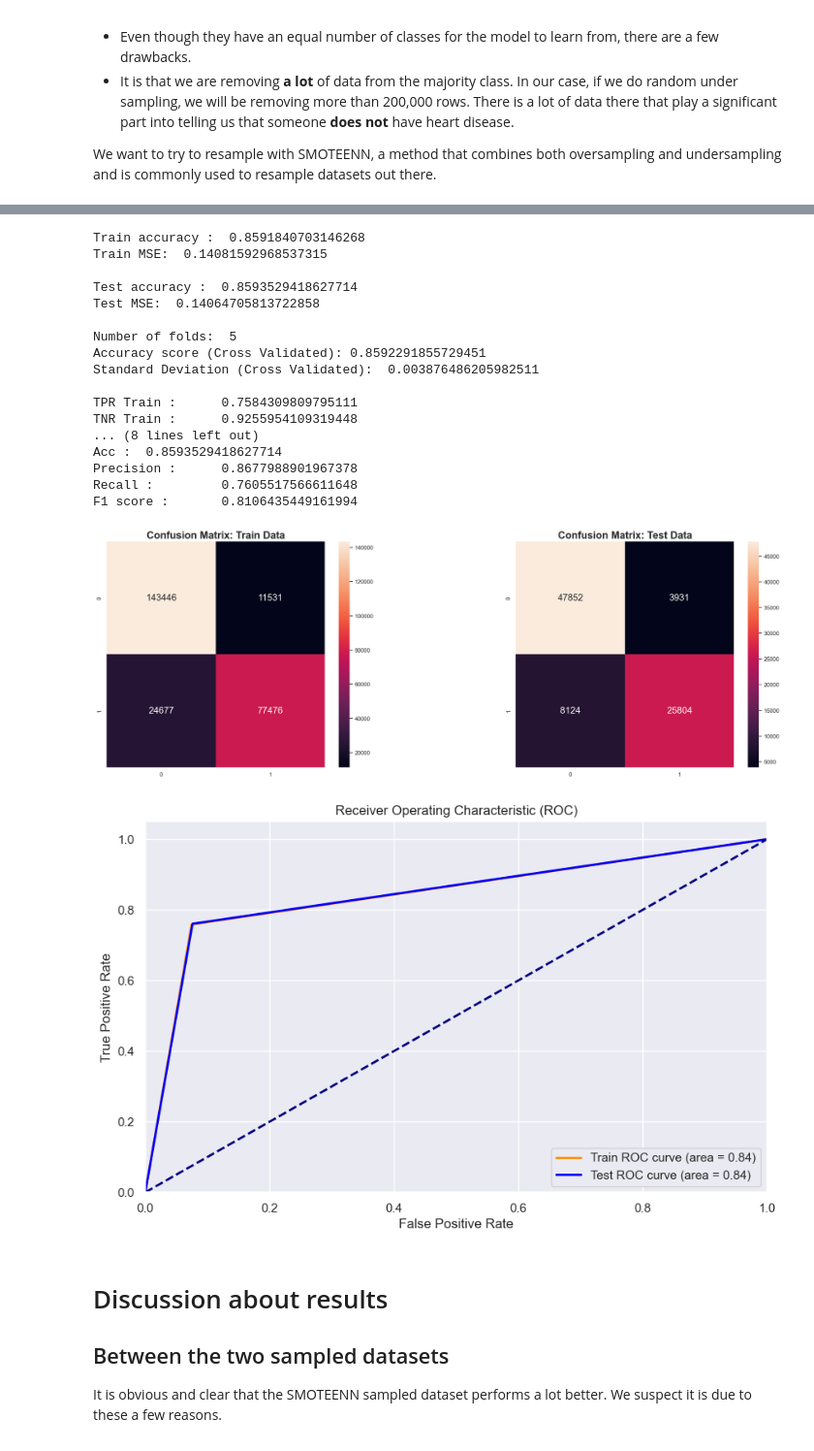
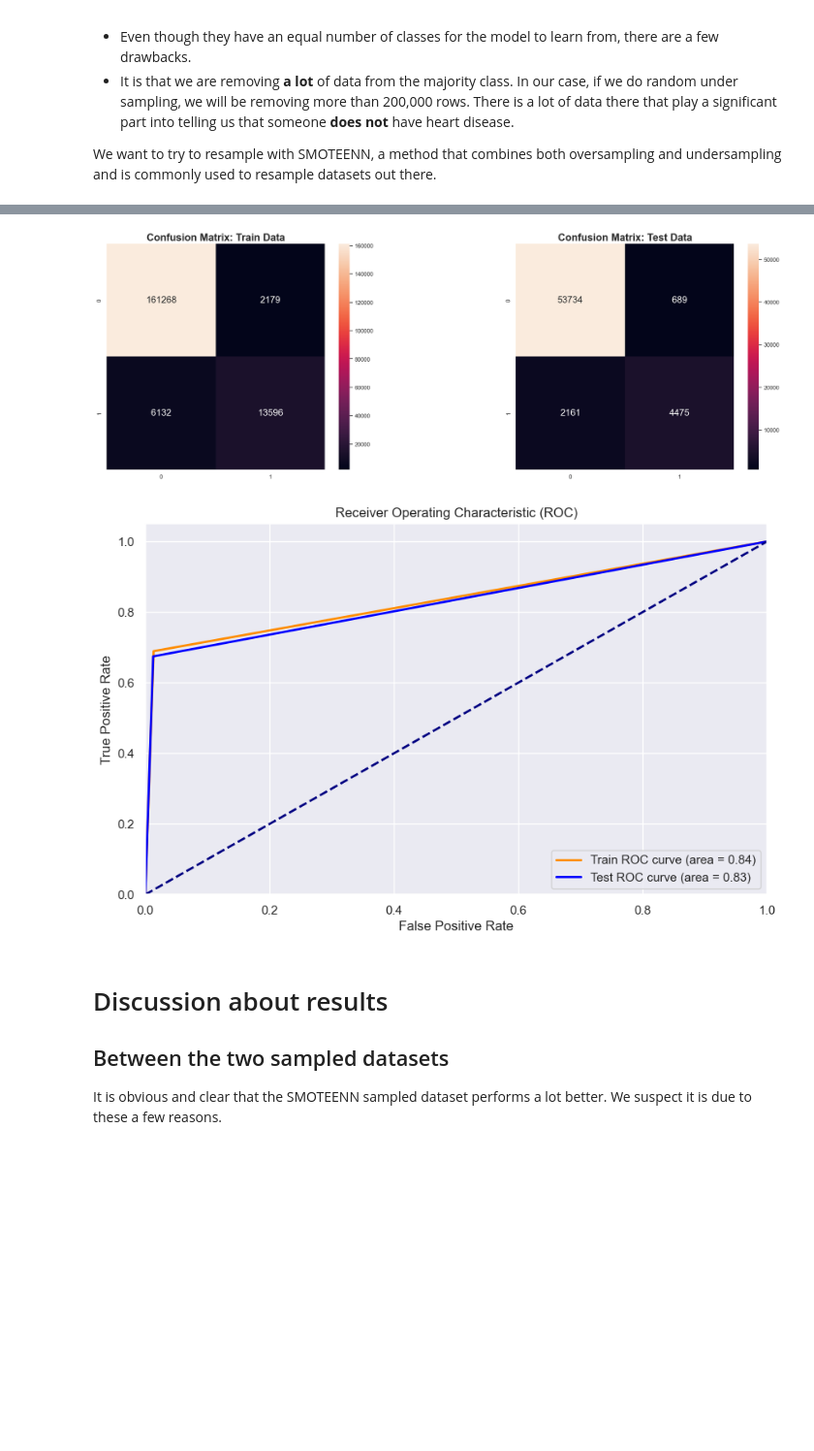
Before and after one commit to lczm/NTU-SC1015, a Jupyter notebook: Spaceship.ipynb, the cells around one changed output, grey strips where cells are left out. Shown at 97% size. Saved outputs shown, nothing was run; the diff lists cells and outputs as text; code cells hidden in the pictures; blank space fills up the shorter version.

```diff
--- a/Spaceship.ipynb
+++ b/Spaceship.ipynb
@@ -377,6 +377,6 @@ We can see that in this dataset, there are around ~5 features that are very domi
 # %%
 # Filter out the one hot encoded titles
-selected_n_features = 10
+selected_n_features = 5
 top_features = set([])
 for feature in top_n_features[:selected_n_features]:
     for column in df:
@@ -385,11 +385,9 @@ for feature in top_n_features[:selected_n_features]:
 top_features = list(top_features)
 # %%
 # 10 features, build 2x5 grid
-f, axes = plt.subplots(2, 5, figsize=(24, 12))
+f, axes = plt.subplots(1,5, figsize=(24, 12))
 for i, col in enumerate(top_features):
-    r = int(i % 2)
-    c = int(i % 5)
     sb.countplot(pd.concat([df_under[col], df_under['HadHeartAttack']], axis=1),
                  x='HadHeartAttack', hue=col, stat='proportion',
-                 legend='auto', ax=axes[r][c])
+                 legend='auto', ax=axes[i])
 # %% [output]
@@ -480,6 +415,0 @@ SMOTENN :  (342555, 13) (342555,)
-# %%
-# x_train, x_test, y_train, y_test = train_test_split(x_over, y_over, test_size=0.25)
-df_under = encode_df(df_under)
-x = df_under.drop(['HadHeartAttack'], axis=1)
-y = df_under['HadHeartAttack']
-x_train, x_test, y_train, y_test = train_test_split(x, y, test_size=0.25)
@@ -729,17 +642,14 @@ We note that the the accuracy isn't very good. Although they all converge at aro
 We want to try to resample with SMOTEENN, a method that combines both oversampling and undersampling and is commonly used to resample datasets out there.
 # %%
 over_under = SMOTEENN()
-df_over_under = df.copy()
-# Use the features that we have identified in feature selection
-# df_over_under = df_over_under[top_features + ['HadHeartAttack']]
-df_over_under = encode_df(df_over_under)
+df_over_under = encode_df(df.copy())
 
 x = df_over_under.drop(['HadHeartAttack'], axis=1)
 y = df_over_under['HadHeartAttack']
 
-x, y = over_under.fit_resample(x, y)
+x_over_under, y_over_under = over_under.fit_resample(x, y)
+x_train, x_test, y_train, y_test = train_test_split(x_over_under, y_over_under, test_size=0.25)
 
-x_train, x_test, y_train, y_test = train_test_split(x, y, test_size=0.25)
 print(x.shape)
 print(y.shape)
 print(x_train.shape)
@@ -801,4 +710,4 @@ F1 score :       0.9106538554508098
 # %%
 logistic_regression_classifier = train_model(x_train, y_train, LogisticRegression())
-evaluate_model(x_train, x_test, y_train, y_test, x, y, logistic_regression_classifier, 5)
+evaluate_model(x_train, x_test, y_train, y_test, x_over_under, y_over_under, logistic_regression_classifier, 5)
 # %% [output]
@@ -822,22 +731,5 @@ Please also refer to the documentation for alternative solver options:
-Train accuracy :  0.8591840703146268
-Train MSE:  0.14081592968537315
-
-Test accuracy :  0.8593529418627714
-Test MSE:  0.14064705813722858
-
-Number of folds:  5
-Accuracy score (Cross Validated): 0.8592291855729451
-Standard Deviation (Cross Validated):  0.003876486205982511
-
-TPR Train :      0.7584309809795111
-TNR Train :      0.9255954109319448
-... (8 lines left out)
-Acc :  0.8593529418627714
-Precision :      0.8677988901967378
-Recall :         0.7605517566611648
-F1 score :       0.8106435449161994
-[figure, old version]
+[figure, new version]
-[figure, old version]
+[figure, new version]
 # %% [markdown]
 # Discussion about results
 
```
Also changed, not shown: parts of 20 cells of this notebook.
